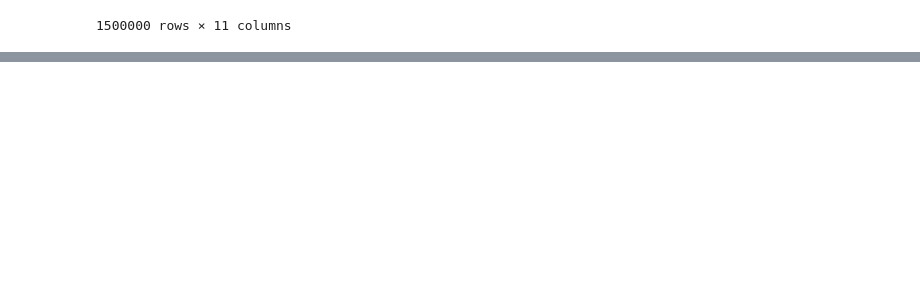
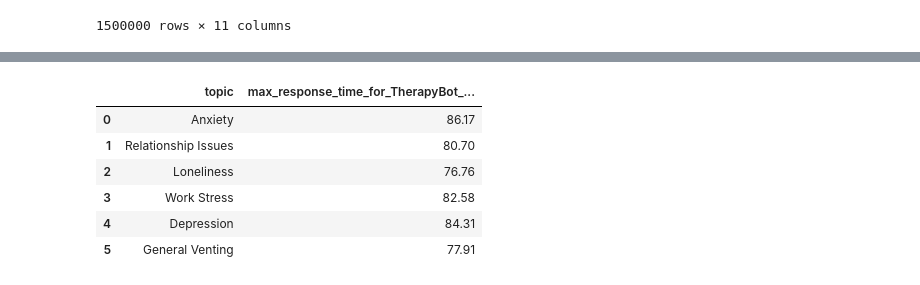
Before and after one commit to vishva0710/ai-chatbot-user-retention-analysis, a Jupyter notebook: AI_Chatbot_User_Retention_Analysis.ipynb, the cells around one changed output, grey strips where cells are left out. Cells and saved outputs as stored; diff of their text form; code cells hidden in the pictures; blank space fills up the shorter version.

```diff
--- a/AI_Chatbot_User_Retention_Analysis.ipynb
+++ b/AI_Chatbot_User_Retention_Analysis.ipynb
@@ -853,0 +896,11 @@ pd.read_sql('select * from con_data',engin)
+# %%
+query="select topic, max(average_response_time_seconds) as max_response_time_for_TherapyBot_v2_5_turbo from con_data where model_version ='TherapyBot-v2.5-turbo' group by topic"
+pd.read_sql(query,engin)
+# %% [output]
+|  | topic | max_response_time_for_TherapyBot_... |
+| 0 | Anxiety | 86.17 |
+| 1 | Relationship Issues | 80.70 |
+| 2 | Loneliness | 76.76 |
+| 3 | Work Stress | 82.58 |
+| 4 | Depression | 84.31 |
+| 5 | General Venting | 77.91 |
```
Also changed, not shown: parts of 11 cells of this notebook.
